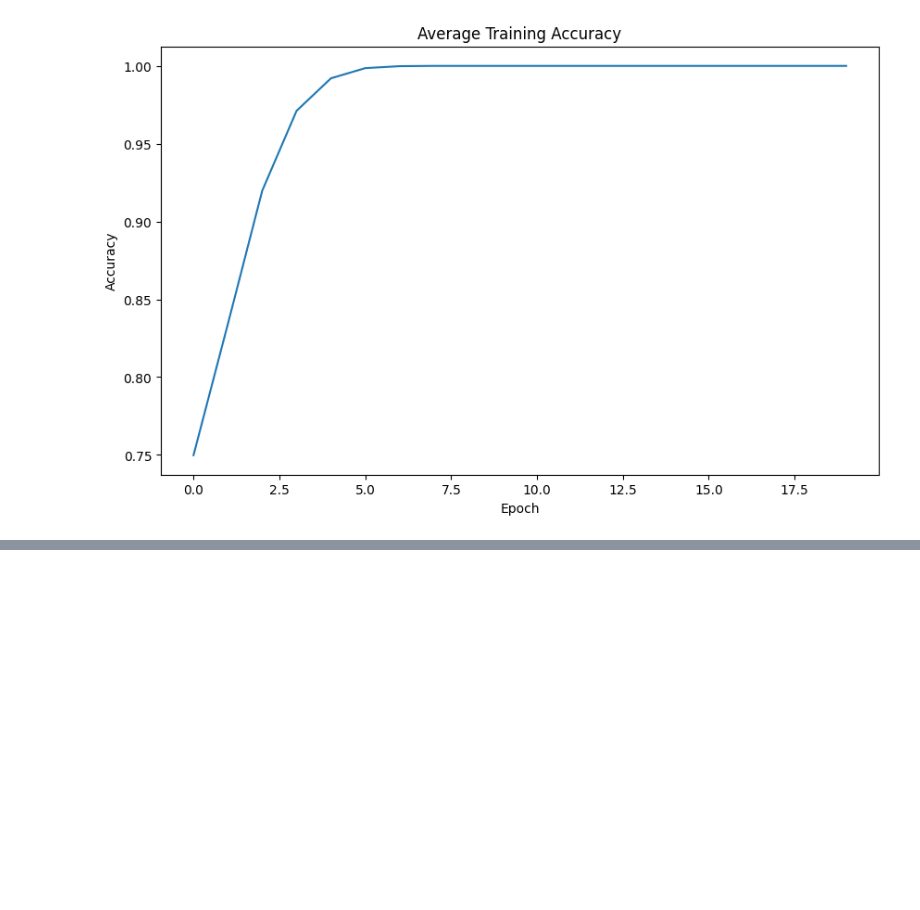
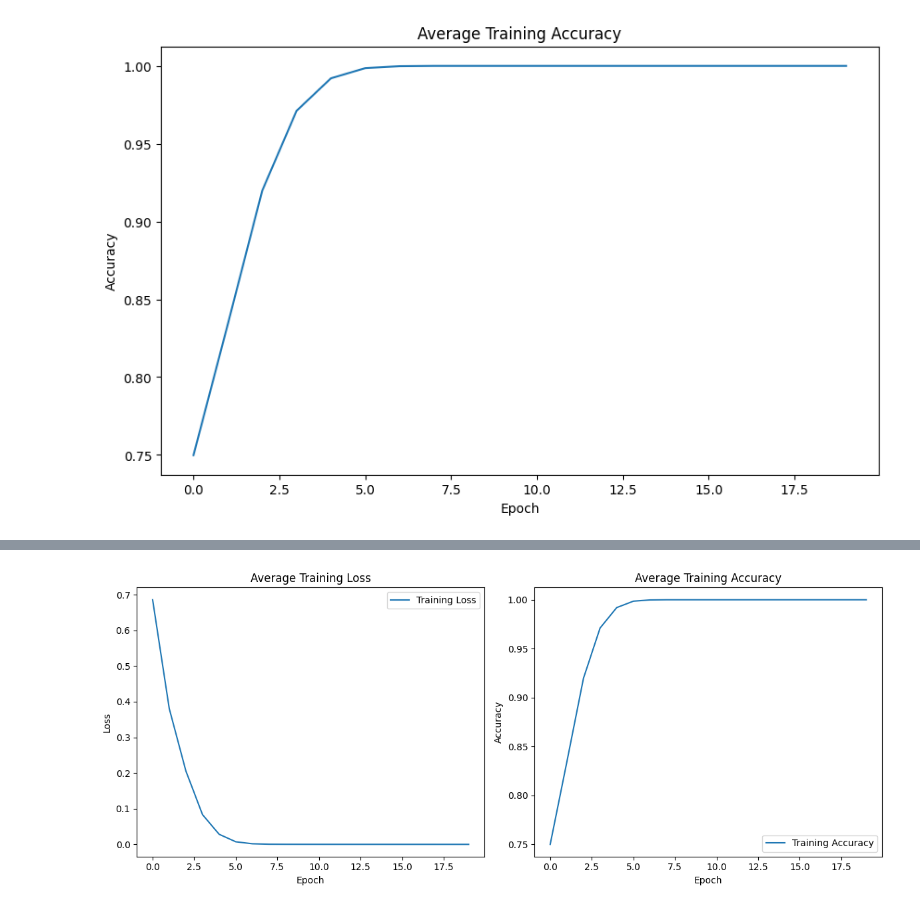
Before and after one commit to buntueng/Kenkyu, a Jupyter notebook: CNMC2019/CNN/ams_result.ipynb, the cells around one changed output, grey strips where cells are left out. Cells and saved outputs as stored; diff of their text form; code cells hidden in the pictures; blank space fills up the shorter version.

```diff
--- a/CNMC2019/CNN/ams_result.ipynb
+++ b/CNMC2019/CNN/ams_result.ipynb
@@ -131,0 +196,40 @@ plt.show()
+# %%
+# plot average training history
+train_loss = np.mean([history_fold1["train_loss"], history_fold2["train_loss"], history_fold3["train_loss"],
+                      history_fold4["train_loss"], history_fold5["train_loss"], history_fold6["train_loss"],
+                      history_fold7["train_loss"], history_fold8["train_loss"], history_fold9["train_loss"],
+                      history_fold10["train_loss"]], axis=0)
+val_loss = np.mean([history_fold1["val_loss"], history_fold2["val_loss"], history_fold3["val_loss"],
+                    history_fold4["val_loss"], history_fold5["val_loss"], history_fold6["val_loss"],
+                    history_fold7["val_loss"], history_fold8["val_loss"], history_fold9["val_loss"],
+                    history_fold10["val_loss"]], axis=0)
+train_acc = np.mean([history_fold1["train_acc"], history_fold2["train_acc"], history_fold3["train_acc"],
+                     history_fold4["train_acc"], history_fold5["train_acc"], history_fold6["train_acc"],
+                     history_fold7["train_acc"], history_fold8["train_acc"], history_fold9["train_acc"],
+                     history_fold10["train_acc"]], axis=0)
+val_acc = np.mean([history_fold1["val_acc"], history_fold2["val_acc"], history_fold3["val_acc"],
+                     history_fold4["val_acc"], history_fold5["val_acc"], history_fold6["val_acc"],
+                     history_fold7["val_acc"], history_fold8["val_acc"], history_fold9["val_acc"],
+                     history_fold10["val_acc"]], axis=0)
+
+plt.figure(figsize=(12, 5))
+plt.subplot(1, 2, 1)
+plt.plot(train_loss, label="Training Loss")
+# plt.plot(val_loss, label="Validation Loss")
+plt.xlabel("Epoch")
+plt.ylabel("Loss")
+plt.title("Average Training Loss")
+plt.legend()
+
+plt.subplot(1, 2, 2)
+plt.plot(train_acc, label="Training Accuracy")
+# plt.plot(val_acc, label="Validation Accuracy")
+plt.xlabel("Epoch")
+plt.ylabel("Accuracy")
+plt.title("Average Training Accuracy")
+plt.legend()
+
+plt.tight_layout()
+plt.show()
+# %% [output]
+[figure, added]
```
Also changed, not shown: parts of 3 cells of this notebook.
